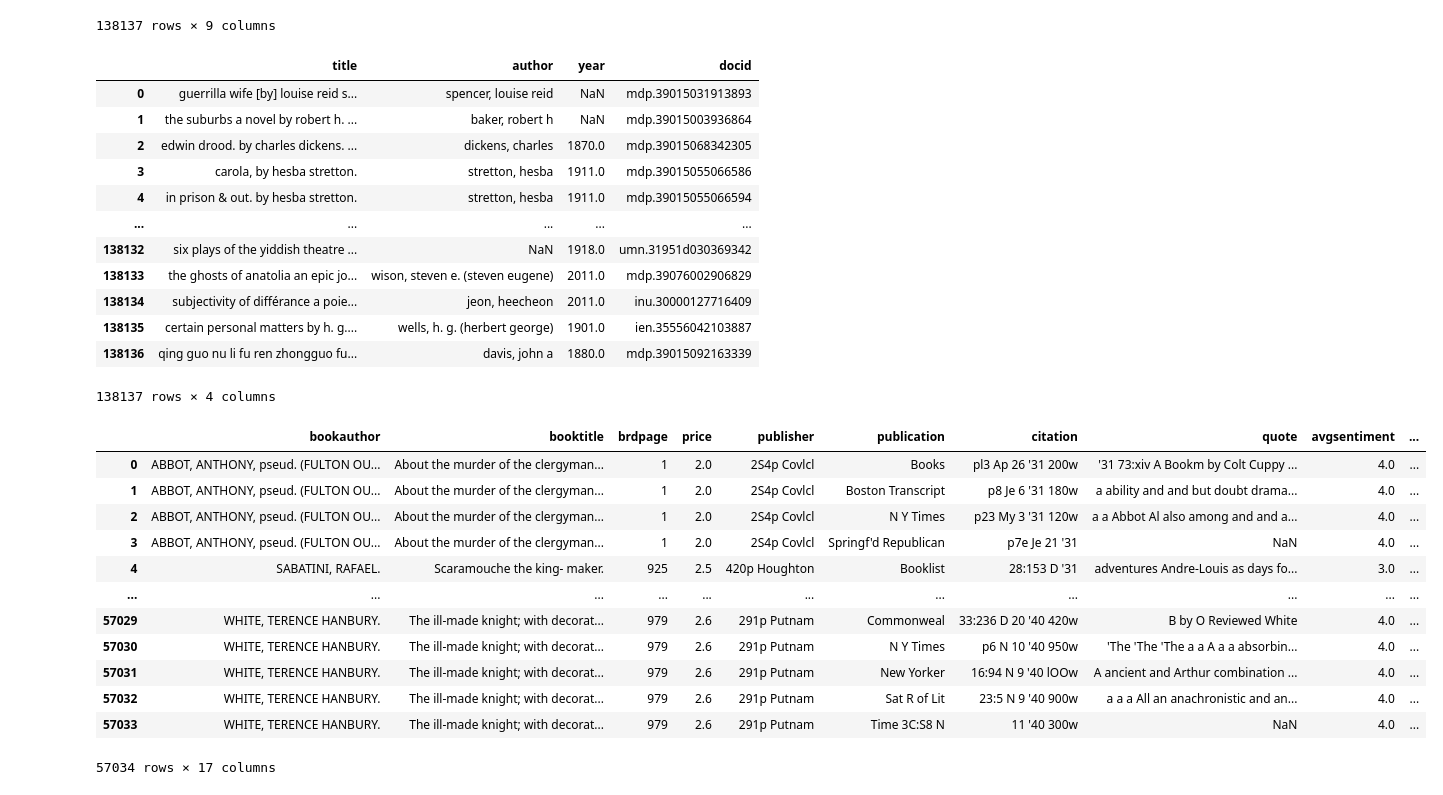
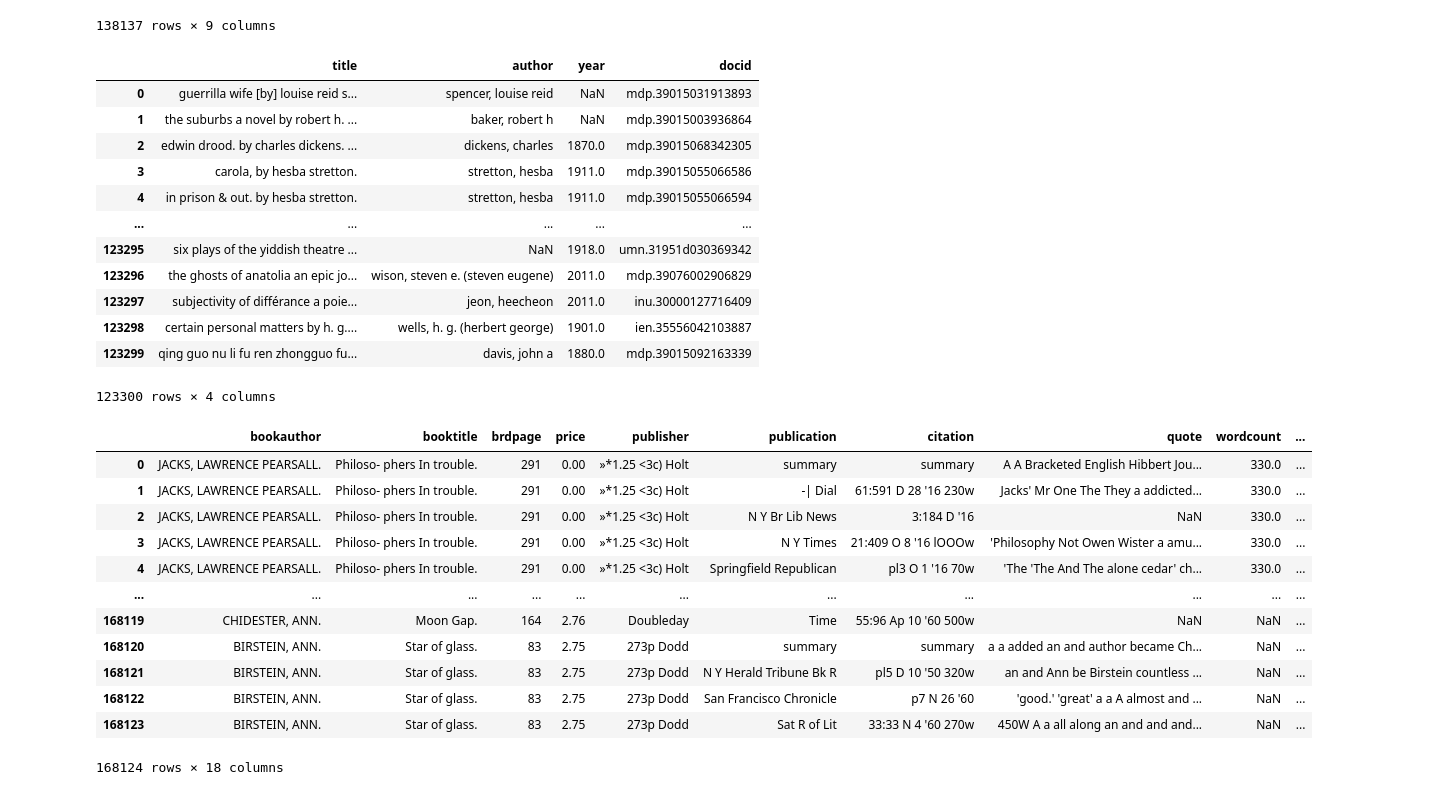
Before and after one commit to tedunderwood/avant, a Jupyter notebook: Fuzzy matching/Fuzzy_Matching_Final.ipynb, the cells around one changed output. Cells and saved outputs as stored; diff of their text form; code cells hidden in the pictures.

```diff
--- a/Fuzzy matching/Fuzzy_Matching_Final.ipynb
+++ b/Fuzzy matching/Fuzzy_Matching_Final.ipynb
@@ -1,7 +1,7 @@
 # %%
 import pandas as pd
-pd.set_option('display.max_columns', None)
-pd.set_option('display.max_rows', 200)
+#pd.set_option('display.max_columns', None)
+#pd.set_option('display.max_rows', 200)
 # %%
 titlemeta = pd.read_csv("D:/DH collaborative/Avant garde/titlemeta.tsv", sep="\t", low_memory=False)
 titlemeta
@@ -42,7 +42,7 @@ titlemeta_clean
 | 138136 | mdp.39015092163339 | Qing guo nu li fu ren Zhongguo fu... | Davis, John A | 1880.0 | NaN | Social life and customs | d.1897. | NaN | v.4 |
 138137 rows × 9 columns
 # %%
-volume_title_author_year = titlemeta_clean[['title', 'author', 'latestcomp', 'docid']]
+volume_title_author_year = titlemeta_clean[['title', 'author', 'latestcomp', 'docid']].drop_duplicates(['title', 'author']).reset_index(drop=True)
 volume_title_author_year = volume_title_author_year.rename(columns = {'title': 'title', 'author': 'author', 'latestcomp': 'year', 'docid' : 'docid'})
 volume_title_author_year['title'] = volume_title_author_year['title'].str.lower()
 volume_title_author_year['author'] = volume_title_author_year['author'].str.lower()
@@ -55,36 +55,43 @@ volume_title_author_year
 | 3 | carola, by hesba stretton. | stretton, hesba | 1911.0 | mdp.39015055066586 |
 | 4 | in prison & out. by hesba stretton. | stretton, hesba | 1911.0 | mdp.39015055066594 |
 | ... | ... | ... | ... | ... |
-| 138132 | six plays of the yiddish theatre ... | NaN | 1918.0 | umn.31951d030369342 |
-| 138133 | the ghosts of anatolia an epic jo... | wison, steven e. (steven eugene) | 2011.0 | mdp.39076002906829 |
-| 138134 | subjectivity of différance a poie... | jeon, heecheon | 2011.0 | inu.30000127716409 |
-| 138135 | certain personal matters by h. g.... | wells, h. g. (herbert george) | 1901.0 | ien.35556042103887 |
-| 138136 | qing guo nu li fu ren zhongguo fu... | davis, john a | 1880.0 | mdp.39015092163339 |
+| 123295 | six plays of the yiddish theatre ... | NaN | 1918.0 | umn.31951d030369342 |
+| 123296 | the ghosts of anatolia an epic jo... | wison, steven e. (steven eugene) | 2011.0 | mdp.39076002906829 |
+| 123297 | subjectivity of différance a poie... | jeon, heecheon | 2011.0 | inu.30000127716409 |
+| 123298 | certain personal matters by h. g.... | wells, h. g. (herbert george) | 1901.0 | ien.35556042103887 |
+| 123299 | qing guo nu li fu ren zhongguo fu... | davis, john a | 1880.0 | mdp.39015092163339 |
-138137 rows × 4 columns
+123300 rows × 4 columns
 # %%
-revs = list(range(10))
-for i in range(9):
-    link = "D:/DH collaborative/Avant garde/1930srevs/nonconsumptive" + str(i +27) + "_193" + str(i + 1) + ".tsv"
+revs = list(range(35))
+for i in range(15):
+    link = "D:/DH collaborative/Avant garde/avant-main/1916-30revs/fiction" + str(i + 12) + "_19" + str(i + 16) + ".tsv"
     revs[i] = pd.read_csv(link, sep="\t", low_memory=False)
-    revs[i]['year'] = 1931 + i
+    revs[i]['year'] = 1916 + i
     revs[i]['rownum'] = [x for x in range(len(revs[i]))]
-revs[9] = pd.read_csv("D:/DH collaborative/Avant garde/1930srevs/nonconsumptive36_1940.tsv", sep="\t", low_memory=False)
-revs[9]['year'] = 1940
-revs[9]['rownum'] = [x for x in range(len(revs[9]))]
+for i in range(15, 25):
+    link = "D:/DH collaborative/Avant garde/avant-main/1930srevs/nonconsumptive" + str(i + 12) + "_19" + str(i + 16) + ".tsv"
+    revs[i] = pd.read_csv(link, sep="\t", low_memory=False)
+    revs[i]['year'] = 1916 + i
+    revs[i]['rownum'] = [x for x in range(len(revs[i]))]
+for i in range(25, 35):
+    link = "D:/DH collaborative/Avant garde/avant-main/1940srevs/nonconsumptive" + str(i + 12) + "_19" + str(i + 16) + ".tsv"
+    revs[i] = pd.read_csv(link, sep="\t", low_memory=False)
+    revs[i]['year'] = 1916 + i
+    revs[i]['rownum'] = [x for x in range(len(revs[i]))]
 review_meta = pd.concat(revs, axis=0).reset_index(drop=True)
 review_meta
 # %% [output]
-|  | bookauthor | booktitle | brdpage | price | publisher | publication | citation | quote | avgsentiment | ... |
-| 0 | ABBOT, ANTHONY, pseud. (FULTON OU... | About the murder of the clergyman... | 1 | 2.0 | 2S4p Covlcl | Books | pl3 Ap 26 '31 200w | '31 73:xiv A Bookm by Colt Cuppy ... | 4.0 | ... |
-| 1 | ABBOT, ANTHONY, pseud. (FULTON OU... | About the murder of the clergyman... | 1 | 2.0 | 2S4p Covlcl | Boston Transcript | p8 Je 6 '31 180w | a ability and and but doubt drama... | 4.0 | ... |
-| 2 | ABBOT, ANTHONY, pseud. (FULTON OU... | About the murder of the clergyman... | 1 | 2.0 | 2S4p Covlcl | N Y Times | p23 My 3 '31 120w | a a Abbot Al also among and and a... | 4.0 | ... |
-| 3 | ABBOT, ANTHONY, pseud. (FULTON OU... | About the murder of the clergyman... | 1 | 2.0 | 2S4p Covlcl | Springf'd Republican | p7e Je 21 '31 | NaN | 4.0 | ... |
-| 4 | SABATINI, RAFAEL. | Scaramouche the king- maker. | 925 | 2.5 | 420p Houghton | Booklist | 28:153 D '31 | adventures Andre-Louis as days fo... | 3.0 | ... |
+|  | bookauthor | booktitle | brdpage | price | publisher | publication | citation | quote | wordcount | ... |
+| 0 | JACKS, LAWRENCE PEARSALL. | Philoso- phers In trouble. | 291 | 0.00 | »*1.25 <3c) Holt | summary | summary | A A Bracketed English Hibbert Jou... | 330.0 | ... |
+| 1 | JACKS, LAWRENCE PEARSALL. | Philoso- phers In trouble. | 291 | 0.00 | »*1.25 <3c) Holt | -| Dial | 61:591 D 28 '16 230w | Jacks' Mr One The They a addicted... | 330.0 | ... |
+| 2 | JACKS, LAWRENCE PEARSALL. | Philoso- phers In trouble. | 291 | 0.00 | »*1.25 <3c) Holt | N Y Br Lib News | 3:184 D '16 | NaN | 330.0 | ... |
+| 3 | JACKS, LAWRENCE PEARSALL. | Philoso- phers In trouble. | 291 | 0.00 | »*1.25 <3c) Holt | N Y Times | 21:409 O 8 '16 lOOOw | 'Philosophy Not Owen Wister a amu... | 330.0 | ... |
+| 4 | JACKS, LAWRENCE PEARSALL. | Philoso- phers In trouble. | 291 | 0.00 | »*1.25 <3c) Holt | Springfield Republican | pl3 O 1 '16 70w | 'The 'The And The alone cedar' ch... | 330.0 | ... |
 | ... | ... | ... | ... | ... | ... | ... | ... | ... | ... | ... |
-| 57029 | WHITE, TERENCE HANBURY. | The ill-made knight; with decorat... | 979 | 2.6 | 291p Putnam | Commonweal | 33:236 D 20 '40 420w | B by O Reviewed White | 4.0 | ... |
-| 57030 | WHITE, TERENCE HANBURY. | The ill-made knight; with decorat... | 979 | 2.6 | 291p Putnam | N Y Times | p6 N 10 '40 950w | 'The 'The 'The a a A a a absorbin... | 4.0 | ... |
-| 57031 | WHITE, TERENCE HANBURY. | The ill-made knight; with decorat... | 979 | 2.6 | 291p Putnam | New Yorker | 16:94 N 9 '40 lOOw | A ancient and Arthur combination ... | 4.0 | ... |
-| 57032 | WHITE, TERENCE HANBURY. | The ill-made knight; with decorat... | 979 | 2.6 | 291p Putnam | Sat R of Lit | 23:5 N 9 '40 900w | a a a All an anachronistic and an... | 4.0 | ... |
-| 57033 | WHITE, TERENCE HANBURY. | The ill-made knight; with decorat... | 979 | 2.6 | 291p Putnam | Time 3C:S8 N | 11 '40 300w | NaN | 4.0 | ... |
+| 168119 | CHIDESTER, ANN. | Moon Gap. | 164 | 2.76 | Doubleday | Time | 55:96 Ap 10 '60 500w | NaN | NaN | ... |
+| 168120 | BIRSTEIN, ANN. | Star of glass. | 83 | 2.75 | 273p Dodd | summary | summary | a a added an and author became Ch... | NaN | ... |
+| 168121 | BIRSTEIN, ANN. | Star of glass. | 83 | 2.75 | 273p Dodd | N Y Herald Tribune Bk R | pl5 D 10 '50 320w | an and Ann be Birstein countless ... | NaN | ... |
+| 168122 | BIRSTEIN, ANN. | Star of glass. | 83 | 2.75 | 273p Dodd | San Francisco Chronicle | p7 N 26 '60 | 'good.' 'great' a a A almost and ... | NaN | ... |
+| 168123 | BIRSTEIN, ANN. | Star of glass. | 83 | 2.75 | 273p Dodd | Sat R of Lit | 33:33 N 4 '60 270w | 450W A a all along an and and and... | NaN | ... |
-57034 rows × 17 columns
+168124 rows × 18 columns
 # %%
```
Also changed, not shown: parts of 10 cells of this notebook, 1 other file.
